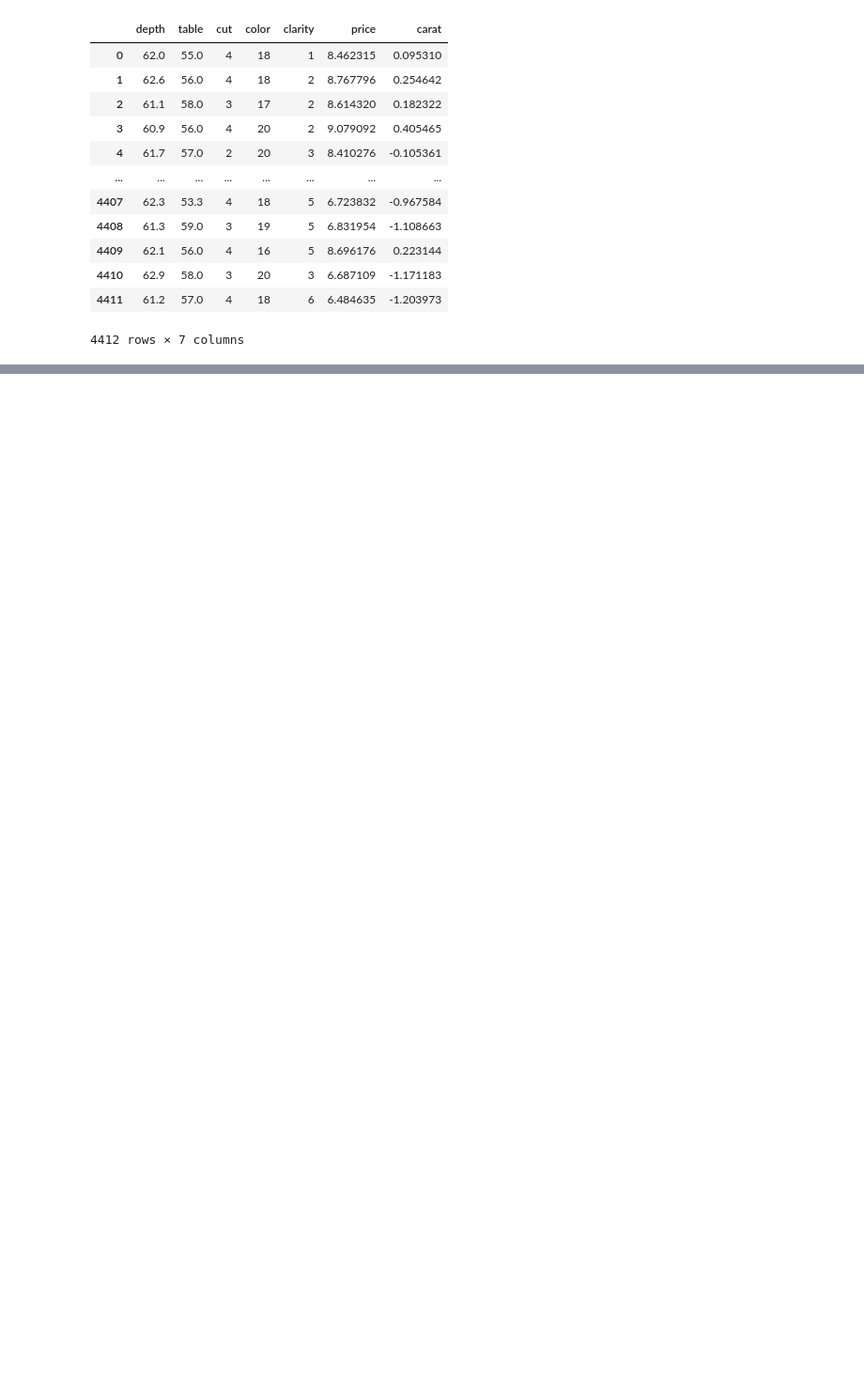
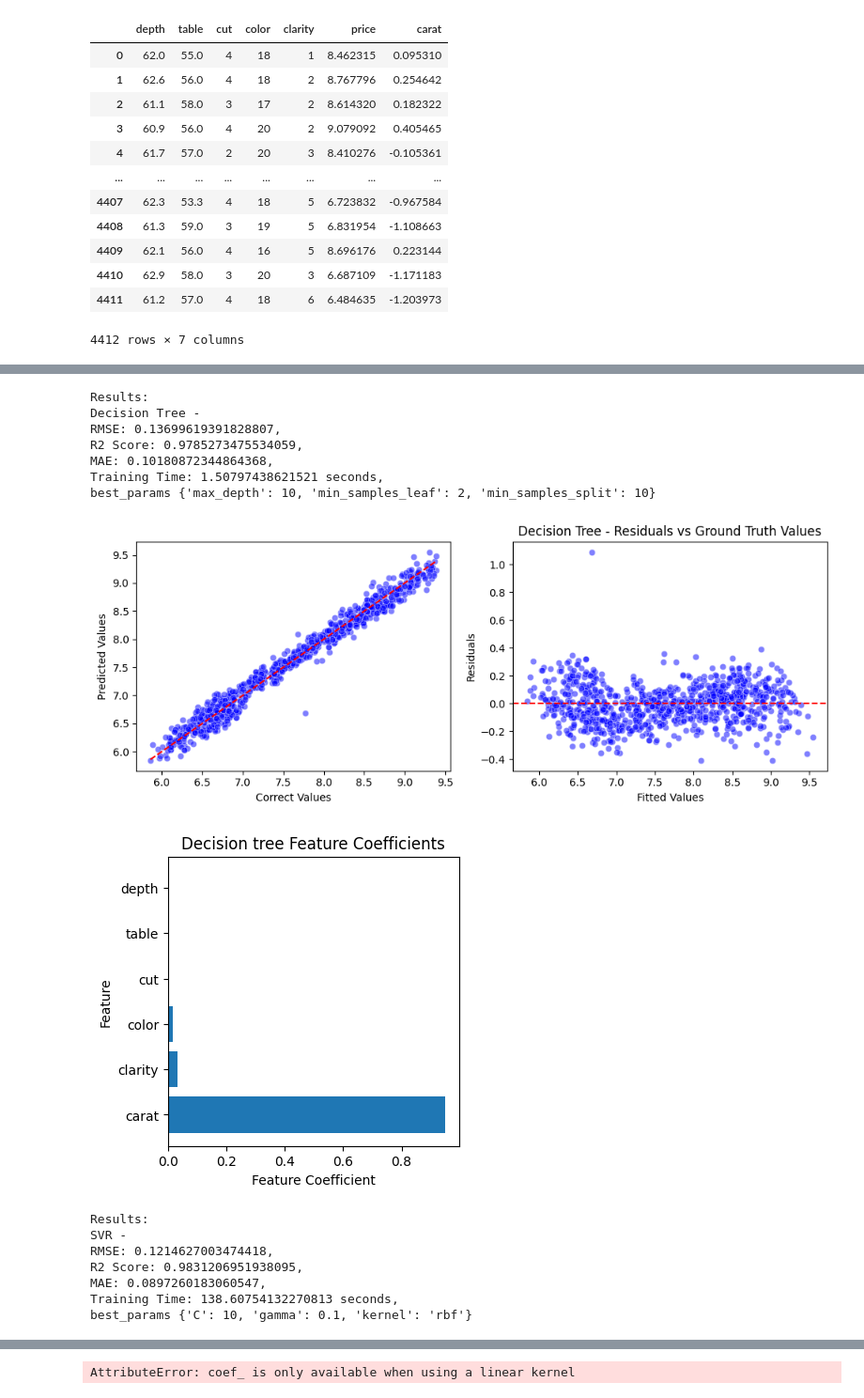
Before and after one commit to matildao-pane/xtream-ai-assignment-engineer, a Jupyter notebook: challenge_1/Training.ipynb, the cells around one changed output, grey strips where cells are left out. Shown: that part at 94% size. Drawn from its saved outputs; the diff is of its cells as text; code cells hidden in the pictures; blank space fills up the shorter version.

```diff
--- a/challenge_1/Training.ipynb
+++ b/challenge_1/Training.ipynb
@@ -74,0 +218,9 @@ for each model you choose to use, correlate the choice based on the data you saw
+# %%
+# Define models
+models = {
+    #'Linear Regression': LinearRegression(),
+    'Decision Tree': DecisionTreeRegressor(random_state=RAND_STATE),
+    'SVR': SVR(),
+    #'XGBoost': XGBRegressor(seed=RAND_STATE, objective='reg:squarederror'),
+    'Random Forest': RandomForestRegressor(random_state=RAND_STATE),
+}
@@ -74,0 +276,48 @@ for each model you choose to use, correlate the choice based on the data you saw
+# %%
+# Perform grid search and evaluate models
+results = {}
+for name, model in models.items():
+
+    start_time = time.time()
+
+    grid_search = GridSearchCV(model, param_grid.get(name), cv=5, scoring='neg_mean_squared_error')
+    grid_search.fit(X_train, y_train)
+
+    # Select best hyperparameters
+    best_params = grid_search.best_params_
+
+    # Train model with best hyperparameters
+    best_model = model.set_params(**best_params)
+    best_model.fit(X_train, y_train)
+
+    training_time = time.time() - start_time
+
+    # Evaluate model
+    y_pred = best_model.predict(X_test)
+    rmse = np.sqrt(mean_squared_error(y_test, y_pred))
+    r2 = r2_score(y_test, y_pred)
+    mae = mean_absolute_error(y_test, y_pred)
+
+    print('\nResults:')
+    results[name] = {'RMSE': rmse, 'R2 Score': r2, 'MAE': mae, 'Training Time': training_time, 'best_params':best_params}
+    print(f'{name} - \nRMSE: {rmse}, \nR2 Score: {r2}, \nMAE: {mae}, \nTraining Time: {training_time} seconds, \nbest_params {best_params}' )
+    plot(y_test, y_pred_linear,name)
+
+    plot_feature_importance(best_model, FEAT, name )
+# %% [output]
+Results:
+Decision Tree -
+RMSE: 0.13699619391828807,
+R2 Score: 0.9785273475534059,
+MAE: 0.10180872344864368,
+Training Time: 1.50797438621521 seconds,
+best_params {'max_depth': 10, 'min_samples_leaf': 2, 'min_samples_split': 10}
+[figure, added]
+[figure, added]
+Results:
+SVR -
+RMSE: 0.1214627003474418,
+R2 Score: 0.9831206951938095,
+MAE: 0.0897260183060547,
+Training Time: 138.60754132270813 seconds,
+best_params {'C': 10, 'gamma': 0.1, 'kernel': 'rbf'}
@@ -74,0 +325 @@ for each model you choose to use, correlate the choice based on the data you saw
+AttributeError: coef_ is only available when using a linear kernel
```
Also changed, not shown: parts of 21 cells of this notebook.
